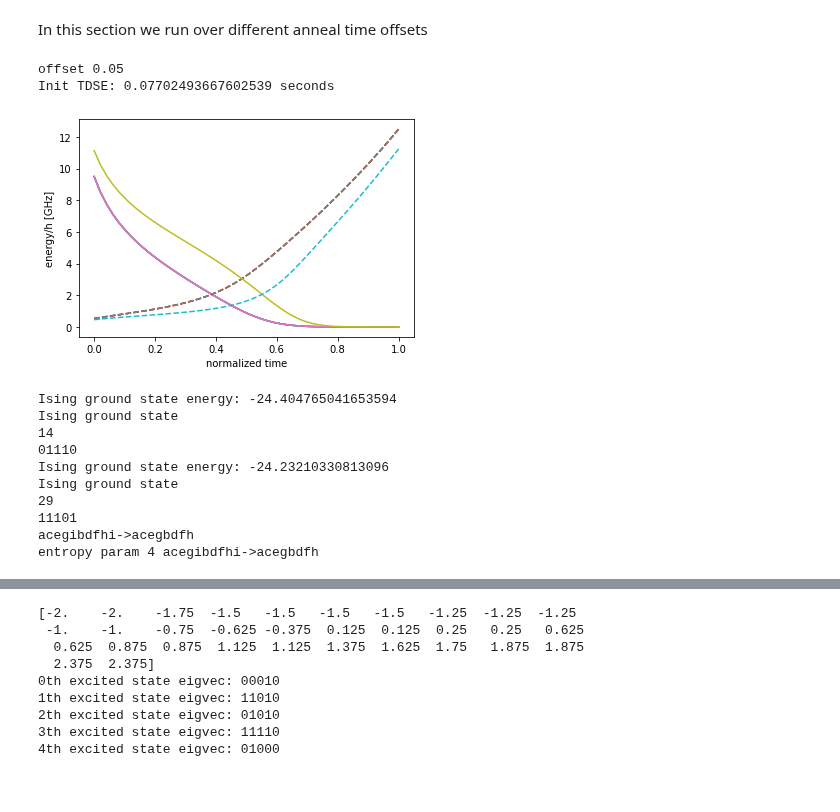
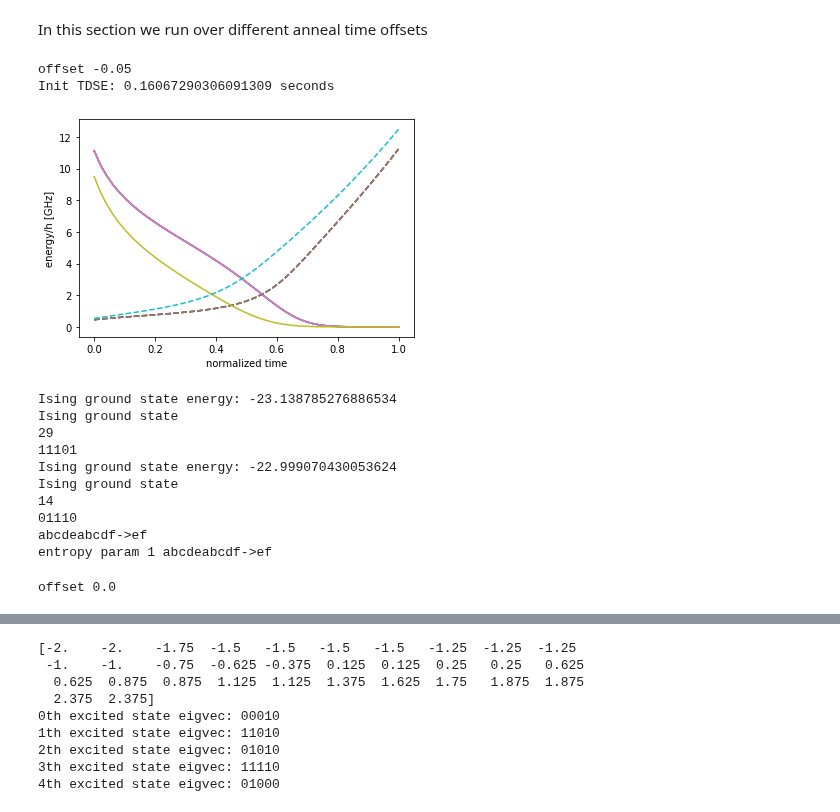
Before and after one commit to cchang5/quantum_linear_programming, a Jupyter notebook: notebooks/tdse_notebook.ipynb, the cells around one changed output, grey strips where cells are left out. Cells and saved outputs as stored; diff of their text form; code cells hidden in the pictures.

```diff
--- a/notebooks/tdse_notebook.ipynb
+++ b/notebooks/tdse_notebook.ipynb
@@ -168,7 +168,7 @@ In this section we run over different anneal time offsets
 
 # brute force solving time-dependent schrodinger equation to simulate quantum annealing for small systems
 result = dict()
-offset_min_list = [0.05]
+offset_min_list = [-0.05]
 Aoffset = 0
 
 for offset_min in offset_min_list:
@@ -359,43 +359,74 @@ for offset_min in offset_min_list:
             plt.plot(sol.t, prob) # plot prob
 
             query = tdse.summary(
                 wave_params=wave_params,
                 instance=tdse,
                 solution=sol,
                 time=sol.t,
                 probability=prob,
                 save = save_result,
             )
         # calculate entropy
         with open(query.solution.path, "rb") as file:
             sol = pickle.load(file)
         entropy = np.asarray(
                 [
                     tdse.ent_entropy(np.kron(sol.y[:, i], np.conj(sol.y[:, i])), nA, indicesA, reg)
                     for i in range(sol.t.size)
                 ]
             ).real
         # plot entropy
         plt.figure("pure entropy")
         plt.plot(query.time, entropy)
         plt.legend(["ent entropy"])
         plt.title("pure ent entropy")
         # plot overlap with Ising g.s.
         plt.figure("pure probability")
         plt.plot(query.time, query.prob)
         plt.title("pure probability")
         print(f"Pure Final Prob: {query.prob[-1]}")
 # %% [output]
-offset 0.05
-Init TDSE: 0.07702493667602539 seconds
+offset -0.05
+Init TDSE: 0.16067290306091309 seconds
-[figure, old version]
+[figure, new version]
-Ising ground state energy: -24.404765041653594
+Ising ground state energy: -23.138785276886534
+Ising ground state
+29
+11101
+Ising ground state energy: -22.999070430053624
 Ising ground state
 14
 01110
-Ising ground state energy: -24.23210330813096
-Ising ground state
-29
-11101
-acegibdfhi->acegbdfh
-entropy param 4 acegibdfhi->acegbdfh
+abcdeabcdf->ef
+entropy param 1 abcdeabcdf->ef
+# %%
+#%%timeit -n 1 -r 1
+
+# brute force solving time-dependent schrodinger equation to simulate quantum annealing for small systems
+result = dict()
+offset_min_list = [0.0]
+Aoffset = 0
+
+for offset_min in offset_min_list:
+    print("offset", offset_min)
+    offset_min = offset_min
+    offset_range = 2 * abs(offset_min)
+
+    offset_params = {
+        "annealing_time": annealing_time,
+        "normalized_time": normalized_time,
+        "offset": offset,
+        "hi_for_offset": hi_for_offset,
+        "offset_min": offset_min,
+        "offset_range": offset_range,
+        "fill_value": fill_value,
+        "anneal_curve": anneal_curve,
+        "Aoffset": Aoffset
+    }
+
+    # instantiate ode solver
+    start = time.time()
+    tdse1 = TDSE(graph_params, ising_params, offset_params, solver_params)
+    end = time.time()
+# %% [output]
+offset 0.0
```
Also changed, not shown: parts of 2 cells of this notebook, 2 other files.
